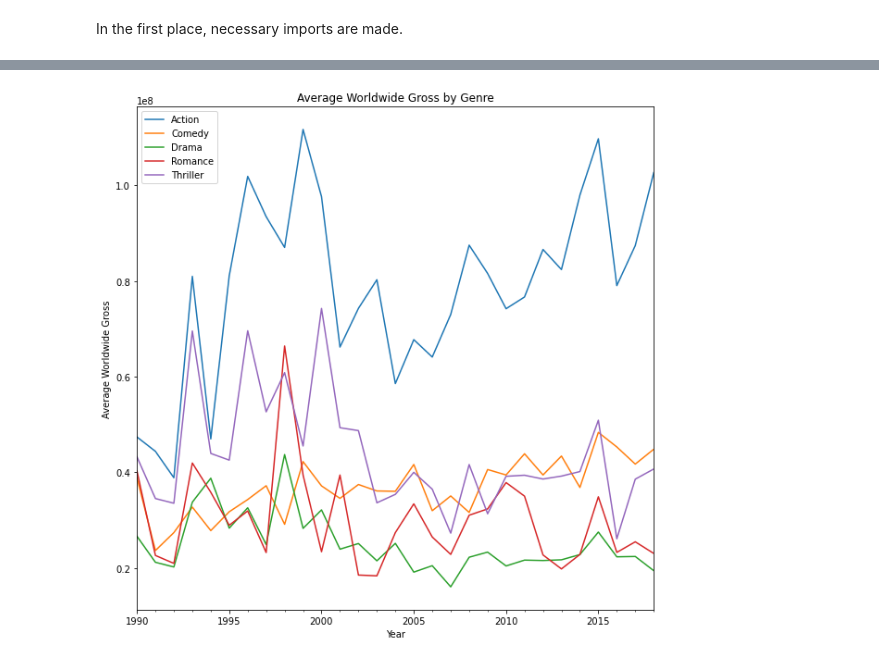
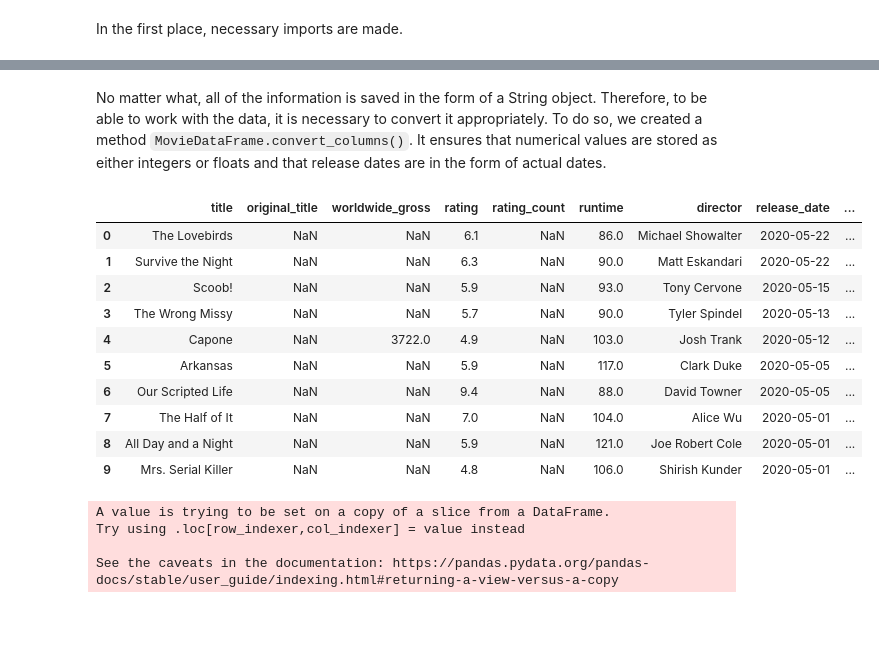
Before and after one commit to zilaeric/dpp-project, a Jupyter notebook: project.ipynb, the cells around one changed output, grey strips where cells are left out. Cells and saved outputs as stored; diff of their text form; code cells hidden in the pictures; blank space fills up the shorter version.

```diff
--- a/project.ipynb
+++ b/project.ipynb
@@ -93,25 +90,16 @@ class Movie:
             string += f"release date: {self.release_date}\n"
 
         if self.genres is not None:
-            string += f"genres: "
-            for genre in self.genres:
-                string += genre + " "
-            string += "\n"
+            string += f"genres: {' '.join(self.genres)}\n"
 
         if self.countries is not None:
-            string += "countries: "
-            for country in self.countries:
-                string += country + " "
-            string += "\n"
+            string += f"countries: {' '.join(self.countries)}\n"
 
         if self.languages is not None:
-            string += "languages: "
-            for language in self.languages:
-                string += language + " "
-            string += "\n"
+            string += f"languages: {' '.join(self.languages)}\n"
 
         if self.budget is not None:
-            string += "budget: " + self.budget + "\n"
+            string += f"budget: {self.budget}\n"
 
         return string
 
@@ -604,30 +681,38 @@ First, we will have a look at the influence of the movie genre on how the movie
+# %% [markdown]
+No matter what, all of the information is saved in the form of a String object. Therefore, to be able to work with the data, it is necessary to convert it appropriately. To do so, we created a method `MovieDataFrame.convert_columns()`. It ensures that numerical values are stored as either integers or floats and that release dates are in the form of actual dates.
+# %%
+mdf.convert_columns()
+mdf.df.iloc[0:10,:]
+# %% [output]
+|  | title | original_title | worldwide_gross | rating | rating_count | runtime | director | release_date | ... |
+| 0 | The Lovebirds | NaN | NaN | 6.1 | NaN | 86.0 | Michael Showalter | 2020-05-22 | ... |
+| 1 | Survive the Night | NaN | NaN | 6.3 | NaN | 90.0 | Matt Eskandari | 2020-05-22 | ... |
+| 2 | Scoob! | NaN | NaN | 5.9 | NaN | 93.0 | Tony Cervone | 2020-05-15 | ... |
+| 3 | The Wrong Missy | NaN | NaN | 5.7 | NaN | 90.0 | Tyler Spindel | 2020-05-13 | ... |
+| 4 | Capone | NaN | 3722.0 | 4.9 | NaN | 103.0 | Josh Trank | 2020-05-12 | ... |
+| 5 | Arkansas | NaN | NaN | 5.9 | NaN | 117.0 | Clark Duke | 2020-05-05 | ... |
+| 6 | Our Scripted Life | NaN | NaN | 9.4 | NaN | 88.0 | David Towner | 2020-05-05 | ... |
+| 7 | The Half of It | NaN | NaN | 7.0 | NaN | 104.0 | Alice Wu | 2020-05-01 | ... |
+| 8 | All Day and a Night | NaN | NaN | 5.9 | NaN | 121.0 | Joe Robert Cole | 2020-05-01 | ... |
+| 9 | Mrs. Serial Killer | NaN | NaN | 4.8 | NaN | 106.0 | Shirish Kunder | 2020-05-01 | ... |
 # %%
-genres = ['Action', 'Comedy','Drama', 'Romance', 'Thriller']
+genres = ['Action', 'Comedy','Drama']
 first = True
 for genre in genres:
-    #we need to make a copy every time, else we would be filtering an already filtered df
     df_genre = copy.copy(df_obj)
     df_genre = df_genre.filter_genre(genre, in_place=False)
-    df_genre_time = df_genre[['worldwide_gross','release_date']].dropna()
+    df_genre['profit'] = df_genre['worldwide_gross'] - df_genre['budget']
+    df_genre_time = df_genre[['profit','release_date']].dropna()
     df_genre_time = df_genre_time.set_index('release_date')
-    #resample with a yearly frequency while applying the mean function
     df_genre_time = df_genre_time.resample('Y').mean()
     df_genre_time.columns = [name + '_' + genre for name in df_genre_time.columns]
     if first:
-        #create the df if this is the first pass in the loop
         ts_df = df_genre_time
         first = False
     else:
-        #join a new genre time series to the df if this is not the first pass in the loop
         ts_df = ts_df.join(df_genre_time, how='outer')
+# %% [output]
+A value is trying to be set on a copy of a slice from a DataFrame.
+Try using .loc[row_indexer,col_indexer] = value instead
+
+See the caveats in the documentation: https://pandas.pydata.org/pandas-docs/stable/user_guide/indexing.html#returning-a-view-versus-a-copy
-# %%
-ts_df = ts_df.loc['1990-01-01':'2019-01-01']
-ts_df.plot()
-plt.xlabel('Year')
-plt.ylabel('Average Worldwide Gross')
-plt.title('Average Worldwide Gross by Genre')
-plt.legend(['Action', 'Comedy', 'Drama', 'Romance', 'Thriller'])
-plt.rcParams["figure.figsize"] = (10,10)
-plt.show()
-# %% [output]
-[figure, removed]
```
Also changed, not shown: parts of 29 cells of this notebook.
